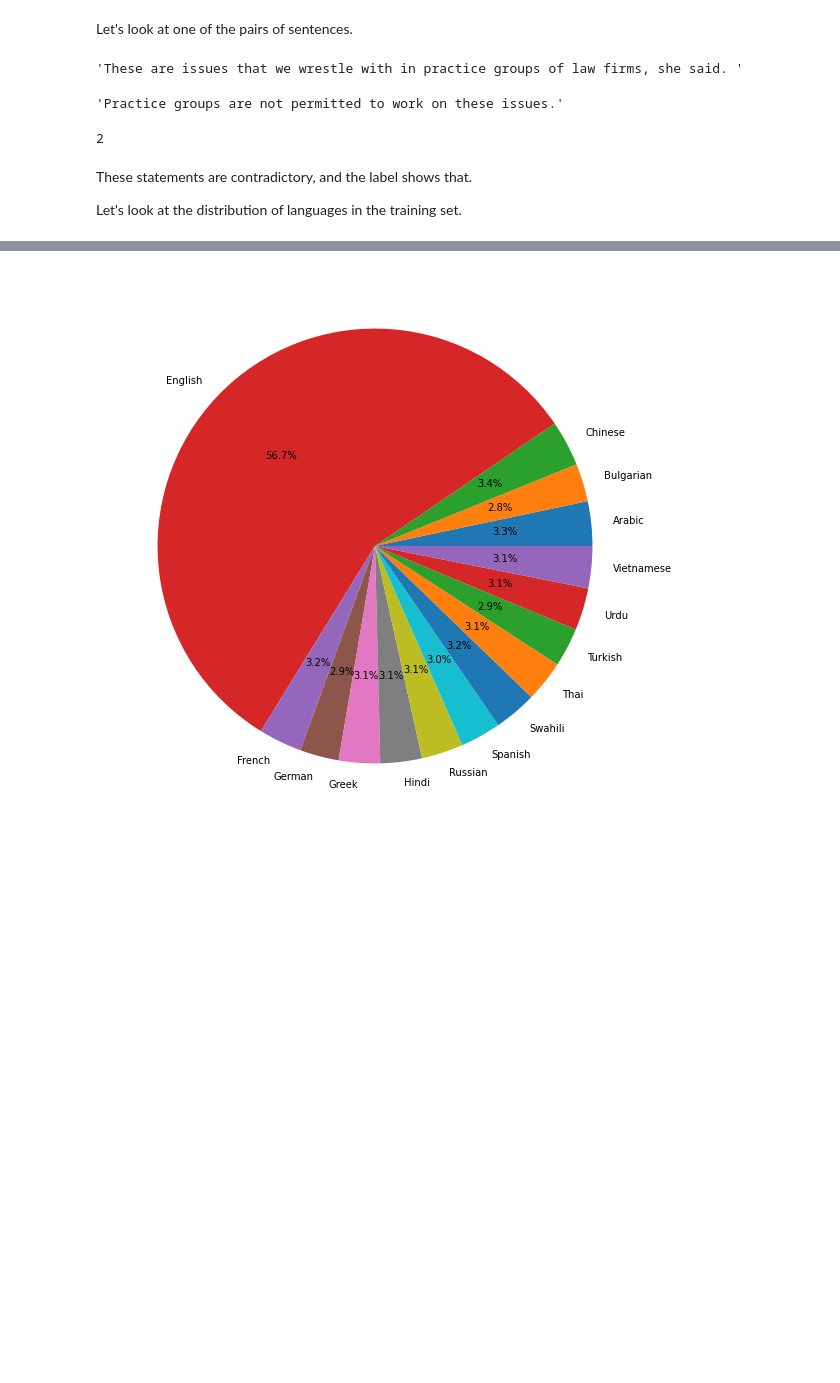
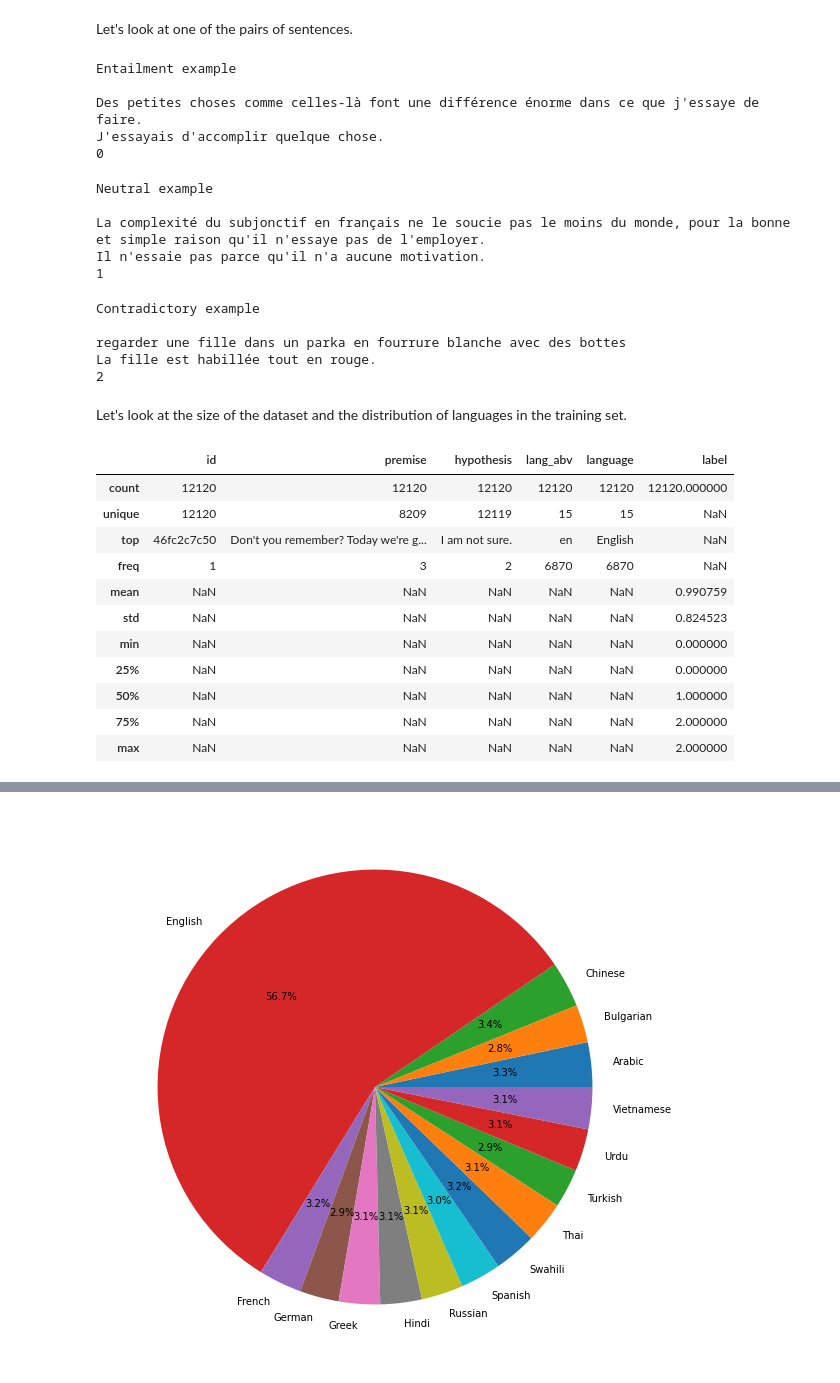
Before and after one commit to fedecabre/P8_Contradictory-My-Dear-Watson-kaggle-competition, a Jupyter notebook: contradictory-my-dear-watson-by-federico-cabrera-roberta.ipynb, the cells around one changed output, grey strips where cells are left out. Saved outputs shown, nothing was run; the diff lists cells and outputs as text; code cells hidden in the pictures; blank space fills up the shorter version.

```diff
--- a/contradictory-my-dear-watson-by-federico-cabrera-roberta.ipynb
+++ b/contradictory-my-dear-watson-by-federico-cabrera-roberta.ipynb
@@ -65,18 +67,52 @@ train.head()
 # %% [markdown]
 Let's look at one of the pairs of sentences.
-# %%
-train.premise.values[1]
-# %% [output]
-'These are issues that we wrestle with in practice groups of law firms, she said. '
-# %%
-train.hypothesis.values[1]
-# %% [output]
-'Practice groups are not permitted to work on these issues.'
-# %%
-train.label.values[1]
-# %% [output]
-2
+# %%
+print("Entailment example","\n")
+print(train.premise.values[2])
+print(train.hypothesis.values[2])
+print(train.label.values[2])
+# %% [output]
+Entailment example
+
+Des petites choses comme celles-là font une différence énorme dans ce que j'essaye de faire.
+J'essayais d'accomplir quelque chose.
+0
+# %%
+print("Neutral example","\n")
+print(train.premise.values[69])
+print(train.hypothesis.values[69])
+print(train.label.values[69])
+# %% [output]
+Neutral example
+
+La complexité du subjonctif en français ne le soucie pas le moins du monde, pour la bonne et simple raison qu'il n'essaye pas de l'employer.
+Il n'essaie pas parce qu'il n'a aucune motivation.
+1
+# %%
+print("Contradictory example","\n")
+print(train.premise.values[41])
+print(train.hypothesis.values[41])
+print(train.label.values[41])
+# %% [output]
+Contradictory example
+
+regarder une fille dans un parka en fourrure blanche avec des bottes
+La fille est habillée tout en rouge.
+2
 # %% [markdown]
-These statements are contradictory, and the label shows that.
-
-Let's look at the distribution of languages in the training set.
+Let's look at the size of the dataset and the distribution of languages in the training set.
+# %%
+train.describe(include='all')
+# %% [output]
+|  | id | premise | hypothesis | lang_abv | language | label |
+| count | 12120 | 12120 | 12120 | 12120 | 12120 | 12120.000000 |
+| unique | 12120 | 8209 | 12119 | 15 | 15 | NaN |
+| top | 46fc2c7c50 | Don't you remember? Today we're g... | I am not sure. | en | English | NaN |
+| freq | 1 | 3 | 2 | 6870 | 6870 | NaN |
+| mean | NaN | NaN | NaN | NaN | NaN | 0.990759 |
+| std | NaN | NaN | NaN | NaN | NaN | 0.824523 |
+| min | NaN | NaN | NaN | NaN | NaN | 0.000000 |
+| 25% | NaN | NaN | NaN | NaN | NaN | 0.000000 |
+| 50% | NaN | NaN | NaN | NaN | NaN | 1.000000 |
+| 75% | NaN | NaN | NaN | NaN | NaN | 2.000000 |
+| max | NaN | NaN | NaN | NaN | NaN | 2.000000 |
```
Also changed, not shown: parts of 35 cells of this notebook.
